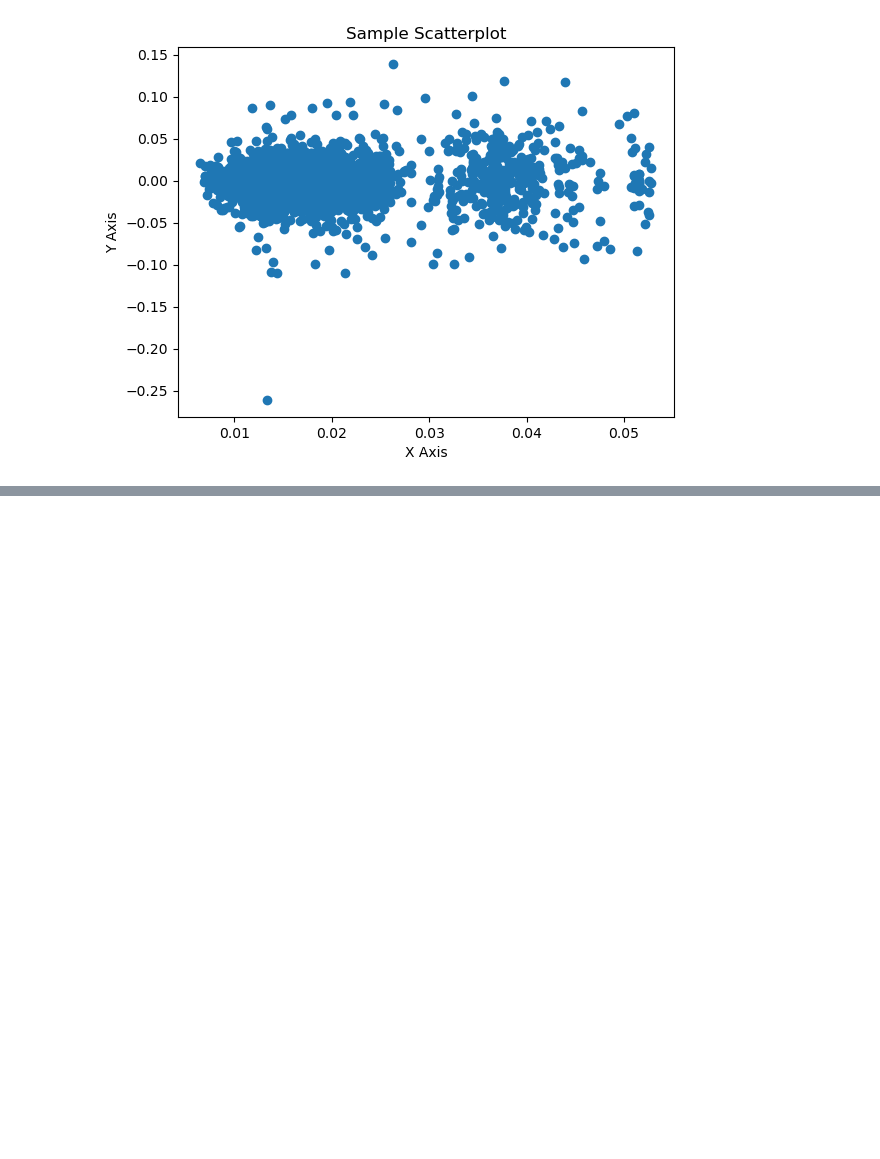
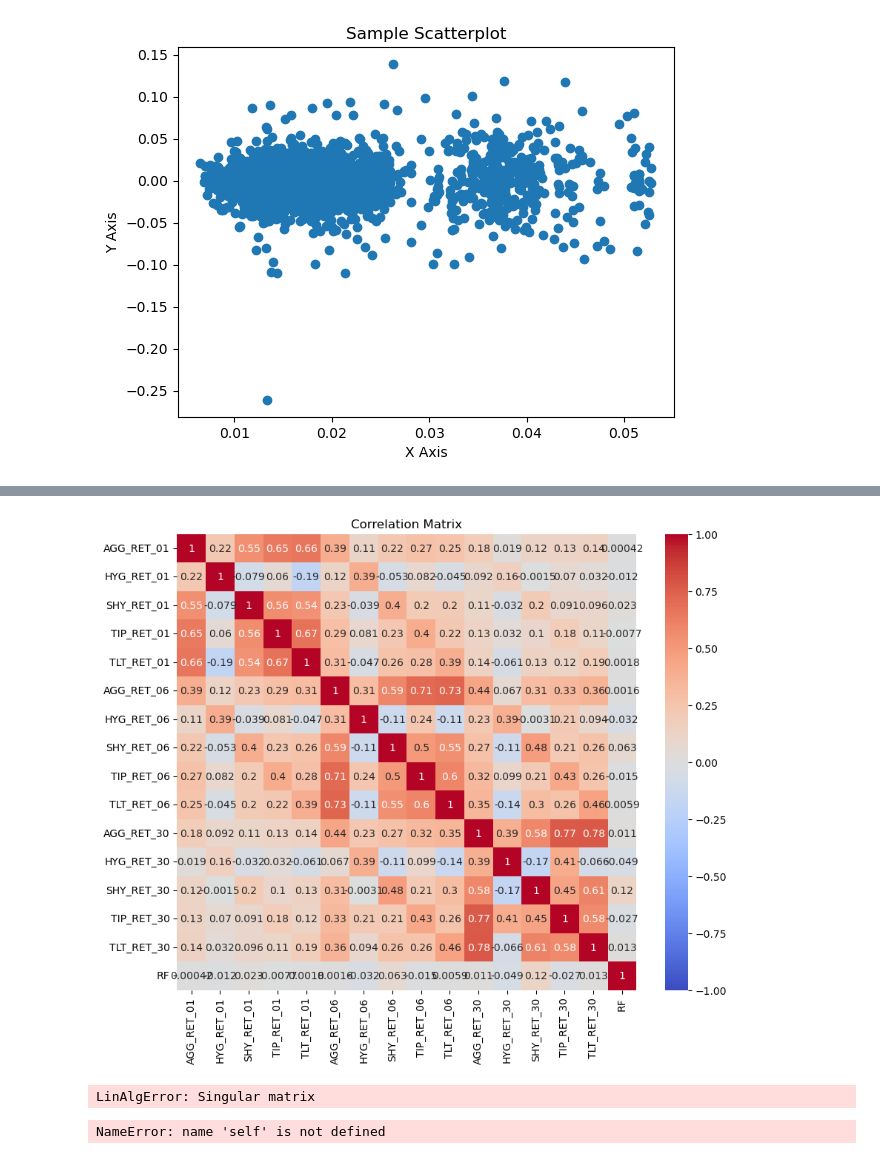
Before and after one commit to jfan1256/algofacto, a Jupyter notebook: sanity.ipynb, the cells around one changed output, grey strips where cells are left out. Saved outputs shown, nothing was run; the diff lists cells and outputs as text; code cells hidden in the pictures; blank space fills up the shorter version.

Commit message:
New updated sb sector, etc

```diff
--- a/sanity.ipynb
+++ b/sanity.ipynb
@@ -196,0 +199,17 @@ Text(0, 0.5, 'Y Axis')
+# %%
+factor_data = pd.read_parquet(get_load_data_parquet_dir() / 'data_price.parquet.brotli')
+fama_data = pd.read_parquet(get_load_data_parquet_dir() / 'data_fama.parquet.brotli')
+bond_df = yf.download(['TLT', 'TIP', 'SHY', 'AGG', 'HYG'], start='2006-01-01', end='2023-01-01')
+bond_df = bond_df.stack().swaplevel().sort_index()
+bond_df.index.names = ['ticker', 'date']
+bond_df = bond_df.astype(float)
+T = [1, 6, 30]
+bond_df = create_return(bond_df, T)
+bond_df = bond_df.drop(['Adj Close', 'Close', 'High', 'Low', 'Open', 'Volume'], axis=1)
+bond_df = bond_df.unstack('ticker').swaplevel(axis=1)
+bond_df.columns = ['_'.join(col).strip() for col in bond_df.columns.values]
+bond_data = bond_df
+bond_data = pd.concat([bond_data, fama_data['RF']], axis=1)
+bond_data = bond_data.loc['2006-01-01':'2023-01-01']
+bond_data = bond_data.fillna(0)
+factor_col = bond_data.columns[:-1]
@@ -196,0 +226,2 @@ Text(0, 0.5, 'Y Axis')
+# %%
+correlation_matrix = bond_data.corr()
@@ -196,0 +248,10 @@ Text(0, 0.5, 'Y Axis')
+# %%
+import seaborn as sns
+import matplotlib.pyplot as plt
+
+plt.figure(figsize=(10, 8))
+sns.heatmap(correlation_matrix, annot=True, cmap='coolwarm', vmin=-1, vmax=1)
+plt.title("Correlation Matrix")
+plt.show()
+# %% [output]
+[figure, added]
@@ -196,0 +331,11 @@ Text(0, 0.5, 'Y Axis')
+# %%
+y = rolling_ols_beta_res_syn(factor_data, bond_data, factor_col, window, name, ret)
+# %% [output]
+LinAlgError: Singular matrix
+# %%
+sector_df = yf.download(['XLSR', 'XLC', 'XLY', 'XLP', 'XLE', 'XLF', 'XLV', 'XLI', 'XLB', 'XLRE', 'XLK', 'XLU'], start=self.start, end=self.end)
+sector_df = sector_df.stack().swaplevel().sort_index()
+sector_df.index.names = ['ticker', 'date']
+sector_df = sector_df.astype(float)
+# %% [output]
+NameError: name 'self' is not defined
```
Also changed, not shown: parts of 8 cells of this notebook, 27 other files.
